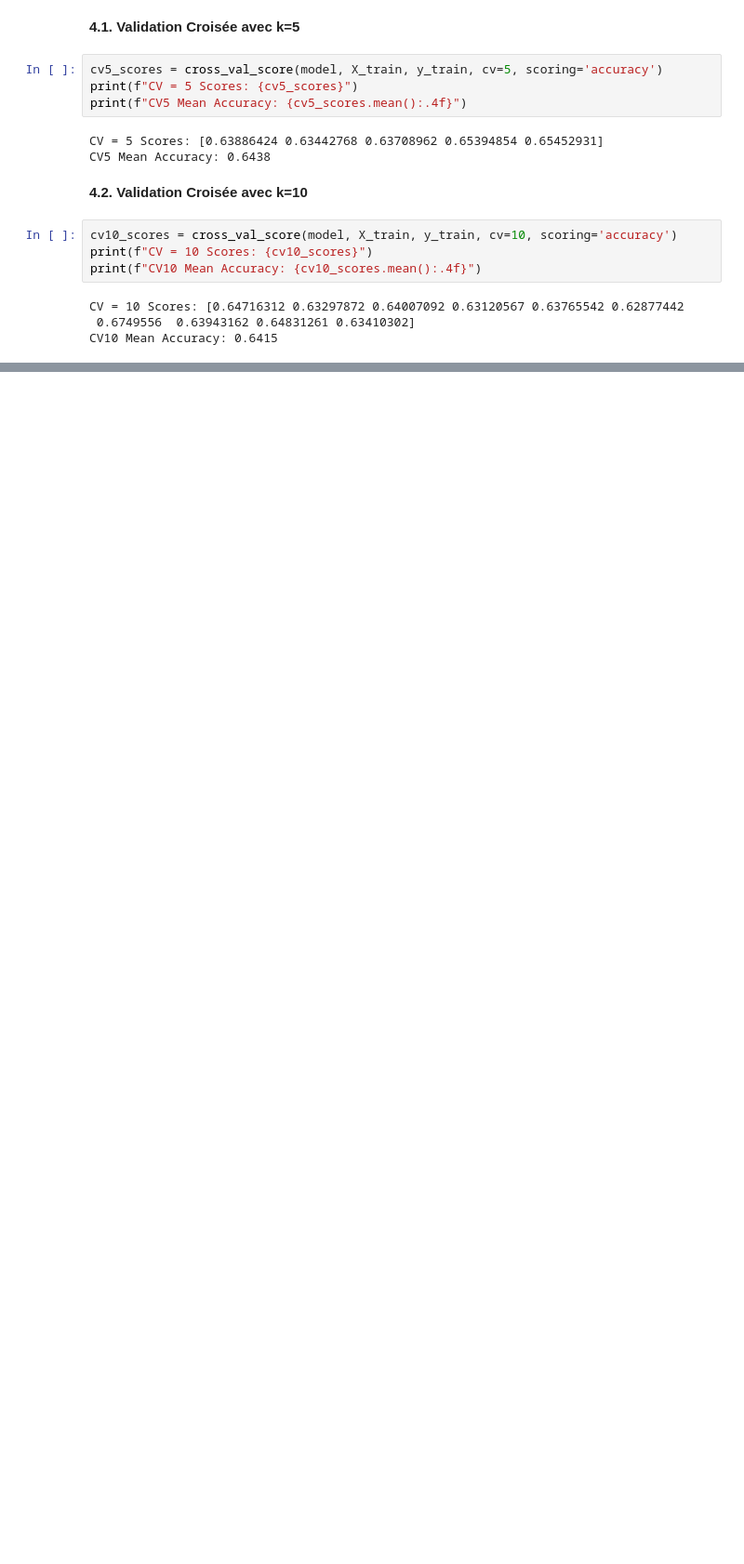
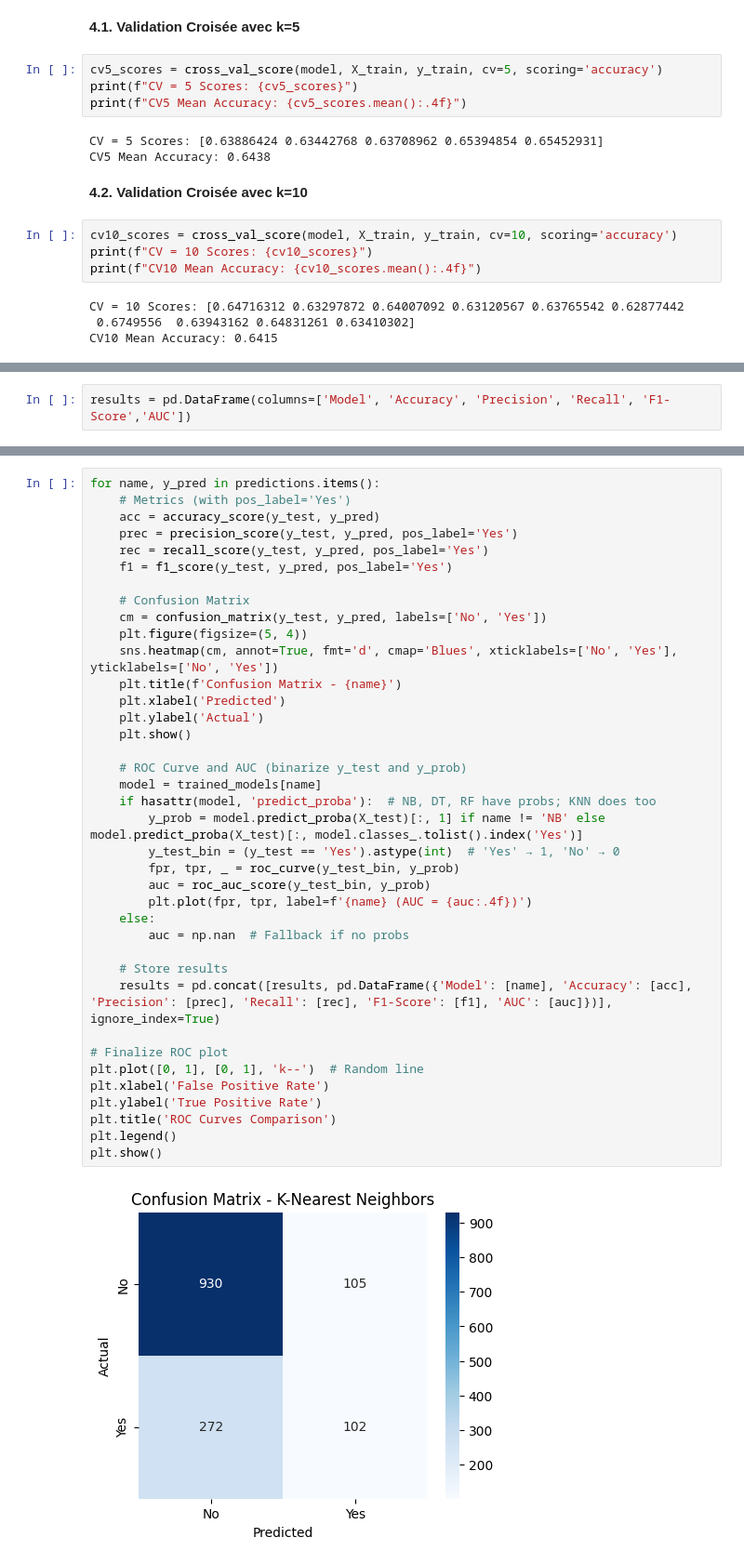
Before and after one commit to lyes2515/Telco-Churn, a Jupyter notebook: project.ipynb, the cells around one changed output, grey strips where cells are left out. Shown at 93% size. Cells and saved outputs as stored; diff of their text form; blank space fills up the shorter version.

```diff
--- a/project.ipynb
+++ b/project.ipynb
@@ -358,0 +423,2 @@ CV10 Mean Accuracy: 0.6415
+# %%
+results = pd.DataFrame(columns=['Model', 'Accuracy', 'Precision', 'Recall', 'F1-Score','AUC'])
@@ -358,0 +430,40 @@ CV10 Mean Accuracy: 0.6415
+# %%
+for name, y_pred in predictions.items():
+    # Metrics (with pos_label='Yes')
+    acc = accuracy_score(y_test, y_pred)
+    prec = precision_score(y_test, y_pred, pos_label='Yes')
+    rec = recall_score(y_test, y_pred, pos_label='Yes')
+    f1 = f1_score(y_test, y_pred, pos_label='Yes')
+
+    # Confusion Matrix
+    cm = confusion_matrix(y_test, y_pred, labels=['No', 'Yes'])
+    plt.figure(figsize=(5, 4))
+    sns.heatmap(cm, annot=True, fmt='d', cmap='Blues', xticklabels=['No', 'Yes'], yticklabels=['No', 'Yes'])
+    plt.title(f'Confusion Matrix - {name}')
+    plt.xlabel('Predicted')
+    plt.ylabel('Actual')
+    plt.show()
+
+    # ROC Curve and AUC (binarize y_test and y_prob)
+    model = trained_models[name]
+    if hasattr(model, 'predict_proba'):  # NB, DT, RF have probs; KNN does too
+        y_prob = model.predict_proba(X_test)[:, 1] if name != 'NB' else model.predict_proba(X_test)[:, model.classes_.tolist().index('Yes')]
+        y_test_bin = (y_test == 'Yes').astype(int)  # 'Yes' → 1, 'No' → 0
+        fpr, tpr, _ = roc_curve(y_test_bin, y_prob)
+        auc = roc_auc_score(y_test_bin, y_prob)
+        plt.plot(fpr, tpr, label=f'{name} (AUC = {auc:.4f})')
+    else:
+        auc = np.nan  # Fallback if no probs
+
+    # Store results
+    results = pd.concat([results, pd.DataFrame({'Model': [name], 'Accuracy': [acc], 'Precision': [prec], 'Recall': [rec], 'F1-Score': [f1], 'AUC': [auc]})], ignore_index=True)
+
+# Finalize ROC plot
+plt.plot([0, 1], [0, 1], 'k--')  # Random line
+plt.xlabel('False Positive Rate')
+plt.ylabel('True Positive Rate')
+plt.title('ROC Curves Comparison')
+plt.legend()
+plt.show()
+# %% [output]
+[figure, added]
```
Also changed, not shown: parts of 29 cells of this notebook.
